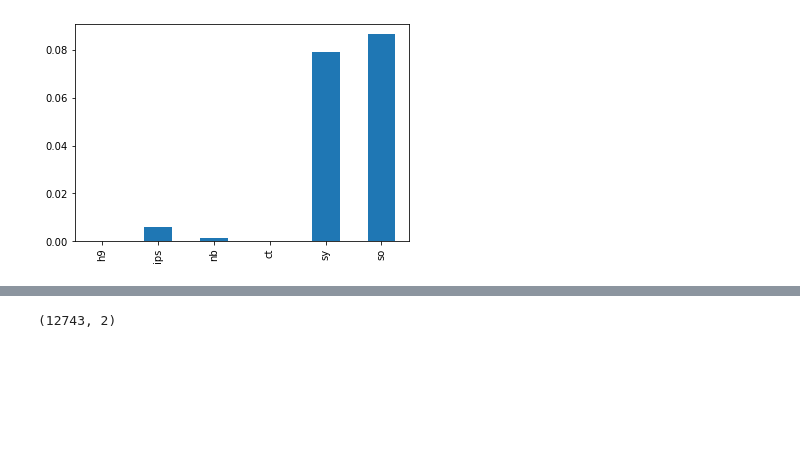
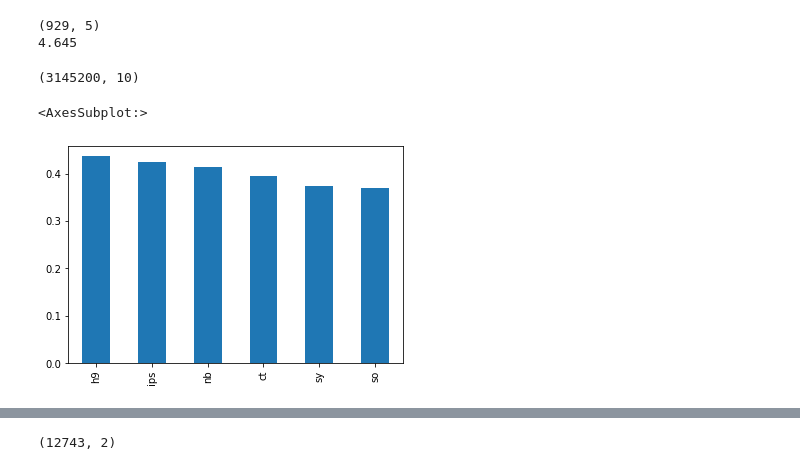
Before and after one commit to moqri/aging_2021, a Jupyter notebook: index/index-Copy1.ipynb, the cells around one changed output, grey strips where cells are left out. Drawn from its saved outputs; the diff is of its cells as text; code cells hidden in the pictures; blank space fills up the shorter version.

```diff
--- a/index/index-Copy1.ipynb
+++ b/index/index-Copy1.ipynb
@@ -140,8 +112,16 @@ TypeError: object of type 'NoneType' has no len()
-# %%
-for i in range(6):
-    dg=dfs[0]
-    for df in dfs[1:]:
-        dg=dg.merge(df.drop(['g','tss','d','dq'],1),left_index=True,right_index=True,how='left')
-    dg.drop(['g','tss','d'],1).mean().plot(kind='bar')
-# %% [output]
-[figure, removed]
+# %%
+ezh=get_ezh('e')
+# %% [output]
+(929, 5)
+4.645
+# %%
+#dg.to_csv(data+'wg')
+df=pd.read_csv(data+'wg',index_col=0)
+df.shape
+# %% [output]
+(3145200, 10)
+# %%
+df.drop(['g','tss','d','dq'],1).mean().plot(kind='bar')
+# %% [output]
+<AxesSubplot:>
+[figure, added]
```
Also changed, not shown: parts of 18 cells of this notebook, 1 other file.
